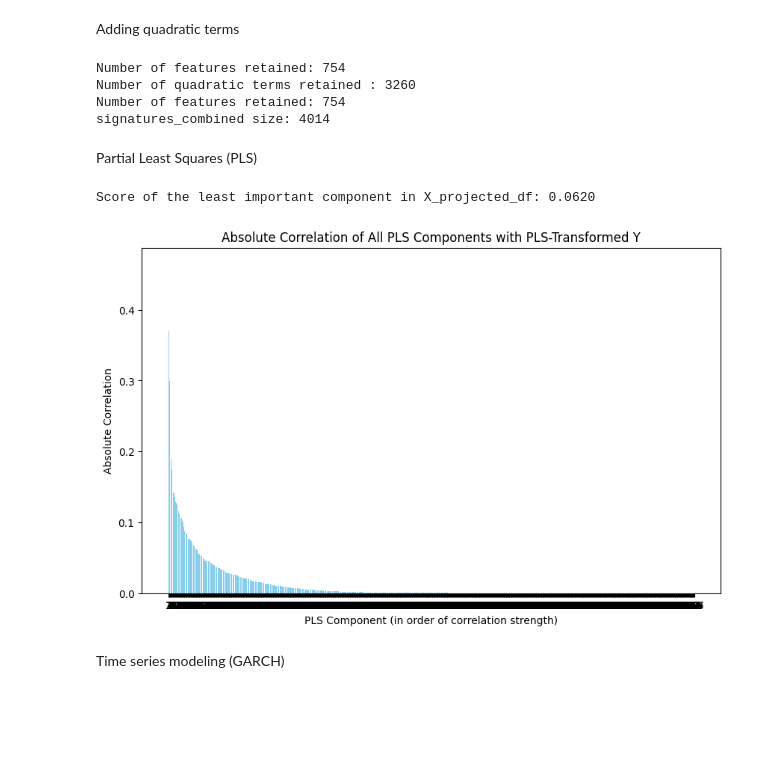
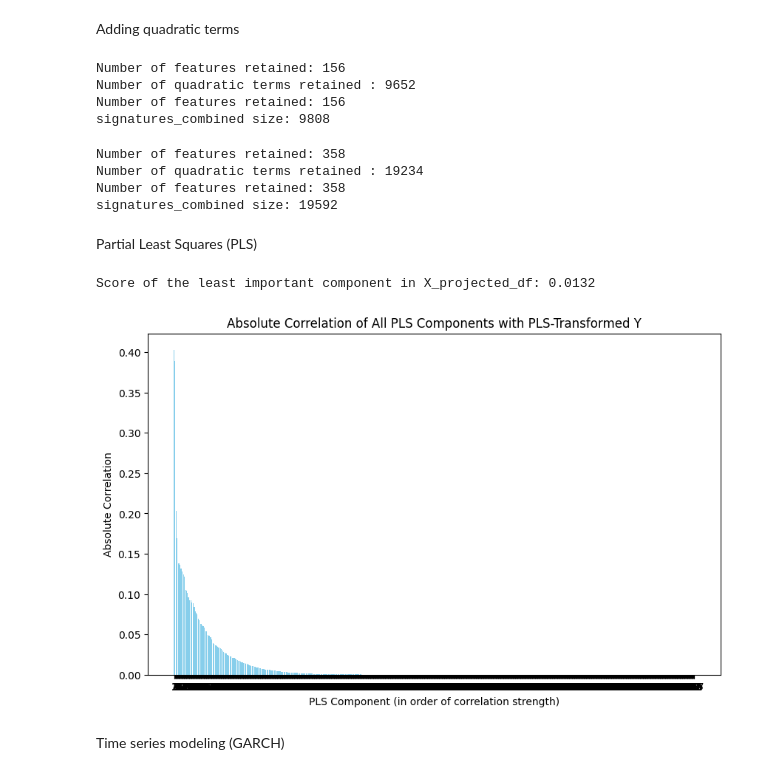
Before and after one commit to luc-polo/Features-Signatures-Volatility-Forcasting, a Jupyter notebook: main.ipynb, the cells around one changed output. Saved outputs shown, nothing was run; the diff lists cells and outputs as text; code cells hidden in the pictures; blank space fills up the shorter version.

```diff
--- a/main.ipynb
+++ b/main.ipynb
@@ -112,7 +113,7 @@ display(selected_features)
 Lead-lag computation
 # %%
 # Step 3: Apply lead-lag transformation
-lead_lag_data = data_processing.apply_lead_lag(selected_features, lead_lag_columns=['Log Mid-Price Return'])
+lead_lag_data = data_processing.apply_lead_lag(selected_features, lead_lag_columns=['Imbalance', 'Spread', 'Log Mid-Price Return',"Moving Average (10 days)", 'Log Return', 'Volume', 'Volatility_Past_3_days','Volatility_Past_10_days', 'Volatility_Past_21_days', 'Volatility_Past_50_days','Volatility_Past_260_days'])
 
 # Visualize the transformed features lead-lag
 data_visualization.plot_lead_lag(lead_lag_data, ["Log Mid-Price Return"])
@@ -140,3 +142,21 @@ DataFrame 1: 917 rows remaining.
 DataFrame 2: 917 rows remaining.
 DataFrame 3: 917 rows remaining.
 DataFrame 4: 917 rows remaining.
+# %%
+
+# Signature computation for lead-lag dataset:
+signatures_ll_raw = data_processing.compute_signature(
+    lead_lag_data,
+    order=sign_order,
+    windows=[2*sign_w-1],
+    # exclude_cols = [] # Example: exclude the normalized time if present
+)
+
+#Revert lead-Lag transfo
+signatures_ll_rev_raw = data_processing.revert_lead_lag(signatures_ll_raw)
+
+#Compute the signed aires
+signed_aires_ll_raw = data_processing.compute_signature_differences(signatures_ll_rev_raw, w)
+
+#Remove Nan rows from all datasets
+signed_aires_ll, signatures_ll, selected_features_c, selected_target_features_c = data_processing.clean_dataframes(signed_aires_ll_raw, signatures_ll_rev_raw, selected_features, selected_target_features)
@@ -167,10 +193,10 @@ Adding quadratic terms
 # %%
 
 #Remove useless terms of signatures. There are too many to use it raw for quadratic generation
-selected_signatures_1 = data_processing.get_highly_correlated_features(signatures, selected_target_features_c[target_vol], 0.12)
+selected_signatures_1 = data_processing.get_highly_correlated_features(signatures, selected_target_features_c[target_vol], 0)
 
 #Compute quadratic terms
-signatures_quad = data_processing.get_highly_correlated_quadratics(selected_signatures_1, selected_target_features_c[target_vol], 0.3)
+signatures_quad = data_processing.get_highly_correlated_quadratics(selected_signatures_1, selected_target_features_c[target_vol], 0.03)
 
 #We perform another features selection on selected_signatures to obtain a restricted number of features sothat the quadratic terms
 selected_signatures = data_processing.get_highly_correlated_features(selected_signatures_1, selected_target_features_c[target_vol], 0)
@@ -180,18 +206,42 @@ signatures_combined = pd.concat([signatures_quad, selected_signatures], axis=1)
 
 print("signatures_combined size:", signatures_combined.shape[1])
 # %% [output]
-Number of features retained: 754
-Number of quadratic terms retained : 3260
-Number of features retained: 754
-signatures_combined size: 4014
+Number of features retained: 156
+Number of quadratic terms retained : 9652
+Number of features retained: 156
+signatures_combined size: 9808
+# %%
+# Same as the cell above just for signatures with lead-lag
+
+#Remove useless terms of signatures. There are too many to use it raw for quadratic generation
+selected_signatures_ll_1 = data_processing.get_highly_correlated_features(signatures_ll, selected_target_features_c[target_vol], 0.05)
+
+#Compute quadratic terms
+signatures_ll_quad = data_processing.get_highly_correlated_quadratics(selected_signatures_ll_1, selected_target_features_c[target_vol], 0.15)
+
+#We perform another features selection on selected_signatures to obtain a restricted number of features sothat the quadratic terms
+selected_signatures_ll = data_processing.get_highly_correlated_features(selected_signatures_ll_1, selected_target_features_c[target_vol], 0)
+
+#Combine quadratic and normal terms
+signatures_ll_combined = pd.concat([signatures_ll_quad, selected_signatures_ll], axis=1)
+
+print("signatures_combined size:", signatures_ll_combined.shape[1])
+# %% [output]
+Number of features retained: 358
+Number of quadratic terms retained : 19234
+Number of features retained: 358
+signatures_combined size: 19592
 # %% [markdown]
 Partial Least Squares (PLS)
 # %%
 #Apply PLS (a normalisation is performed before as it's mandatory)
-PLS_combined_signatures = supervised_learning.pls_transform_and_plot(signatures_combined, selected_target_features_c[target_vol], 100)
+PLS_combined_signatures = supervised_learning.pls_transform_and_plot(signatures_combined, selected_target_features_c[target_vol], 130)
+
+#Apply PLS for lead-lag transformed signatures
+PLS_combined_signatures_ll = supervised_learning.pls_transform_and_plot(signatures_ll_combined, selected_target_features_c[target_vol], 130)
 # %% [output]
-Score of the least important component in X_projected_df: 0.0620
+Score of the least important component in X_projected_df: 0.0132
-[figure, old version]
+[figure, new version]
 # %% [markdown]
 Time series modeling (GARCH)
 # %%
```
Also changed, not shown: parts of 10 cells of this notebook, 1 other file.
